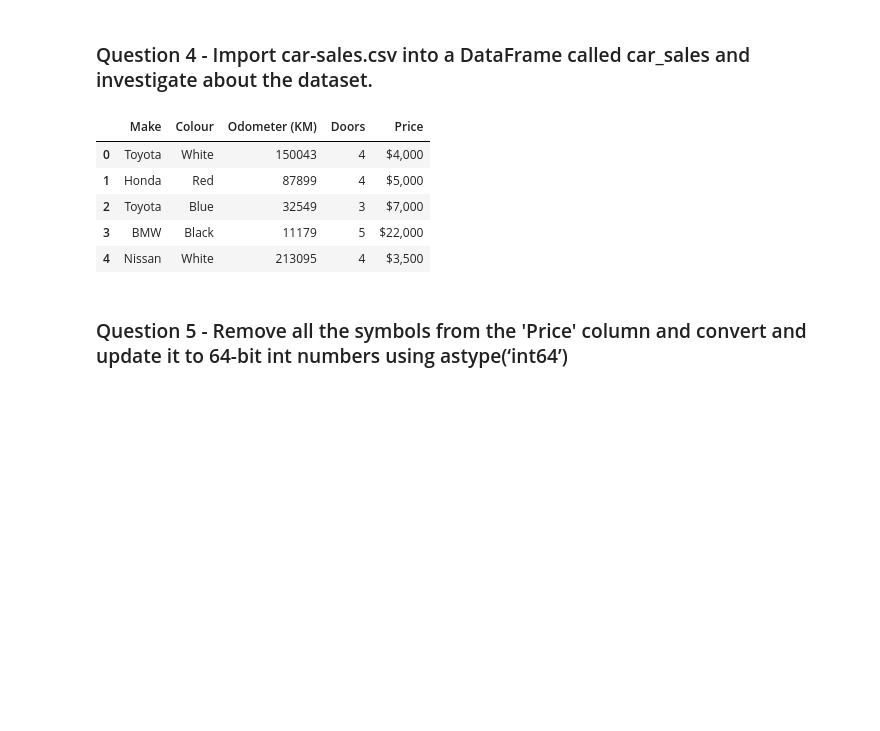
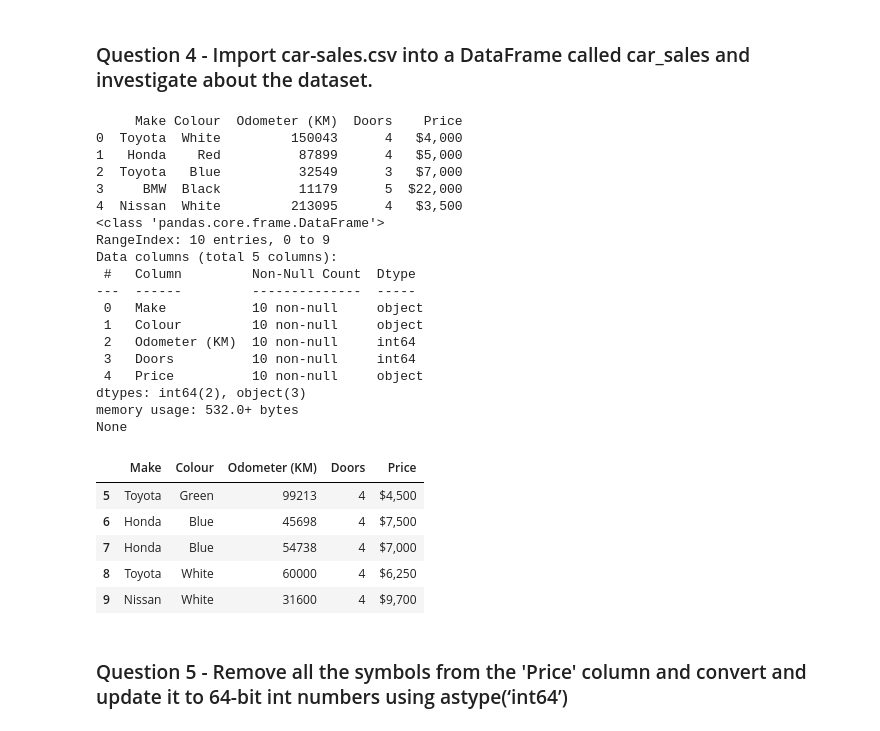
Before and after one commit to Kadin20031/IP2_KCM, a Jupyter notebook: IP2_KCM.ipynb, the cells around one changed output. Drawn from its saved outputs; the diff is of its cells as text; code cells hidden in the pictures; blank space fills up the shorter version.

```diff
--- a/IP2_KCM.ipynb
+++ b/IP2_KCM.ipynb
@@ -103,14 +103,35 @@ plt.show()
 ### Question 4 - Import car-sales.csv  into a DataFrame called car_sales and investigate about the dataset.
 # %%
 car_sales=pd.read_csv('car-sales.csv')
-car_sales.head()
+print(car_sales.head())
+print(car_sales.info())
+car_sales.tail()
 # %% [output]
+     Make Colour  Odometer (KM)  Doors    Price
+0  Toyota  White         150043      4   $4,000
+1   Honda    Red          87899      4   $5,000
+2  Toyota   Blue          32549      3   $7,000
+3     BMW  Black          11179      5  $22,000
+4  Nissan  White         213095      4   $3,500
+<class 'pandas.core.frame.DataFrame'>
+RangeIndex: 10 entries, 0 to 9
+Data columns (total 5 columns):
+ #   Column         Non-Null Count  Dtype
+---  ------         --------------  -----
+ 0   Make           10 non-null     object
+ 1   Colour         10 non-null     object
+ 2   Odometer (KM)  10 non-null     int64
+ 3   Doors          10 non-null     int64
+ 4   Price          10 non-null     object
+dtypes: int64(2), object(3)
+memory usage: 532.0+ bytes
+None
 |  | Make | Colour | Odometer (KM) | Doors | Price |
-| 0 | Toyota | White | 150043 | 4 | $4,000 |
-| 1 | Honda | Red | 87899 | 4 | $5,000 |
-| 2 | Toyota | Blue | 32549 | 3 | $7,000 |
-| 3 | BMW | Black | 11179 | 5 | $22,000 |
-| 4 | Nissan | White | 213095 | 4 | $3,500 |
+| 5 | Toyota | Green | 99213 | 4 | $4,500 |
+| 6 | Honda | Blue | 45698 | 4 | $7,500 |
+| 7 | Honda | Blue | 54738 | 4 | $7,000 |
+| 8 | Toyota | White | 60000 | 4 | $6,250 |
+| 9 | Nissan | White | 31600 | 4 | $9,700 |
 # %% [markdown]
 ### Question 5 - Remove all the symbols from the 'Price' column and convert  and update it to  64-bit int numbers using astype(‘int64’)
 # %%
```
